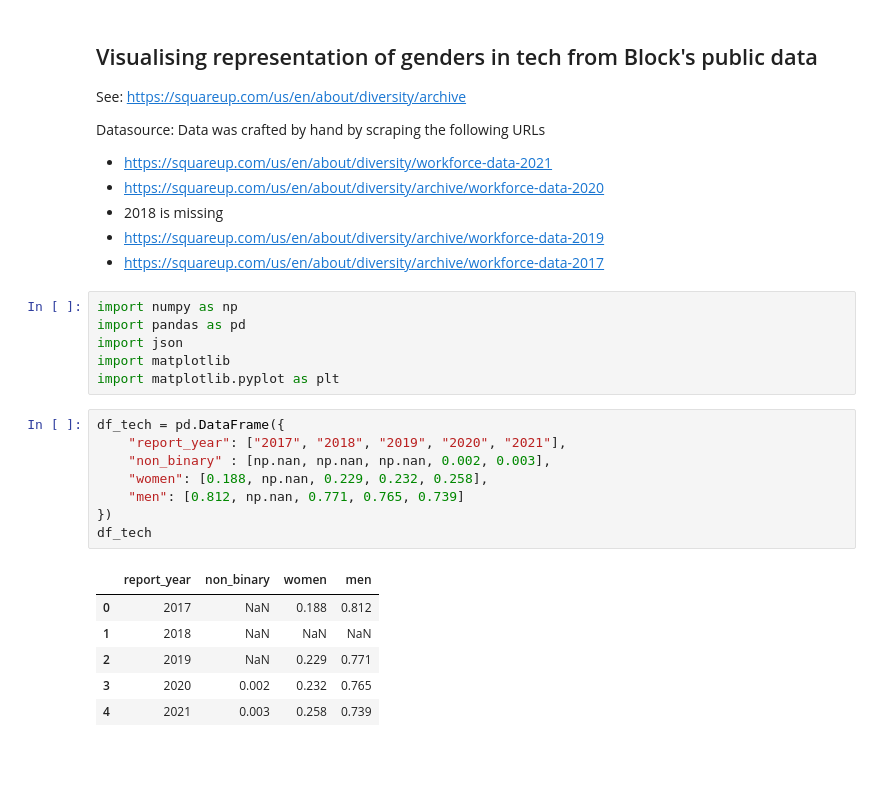
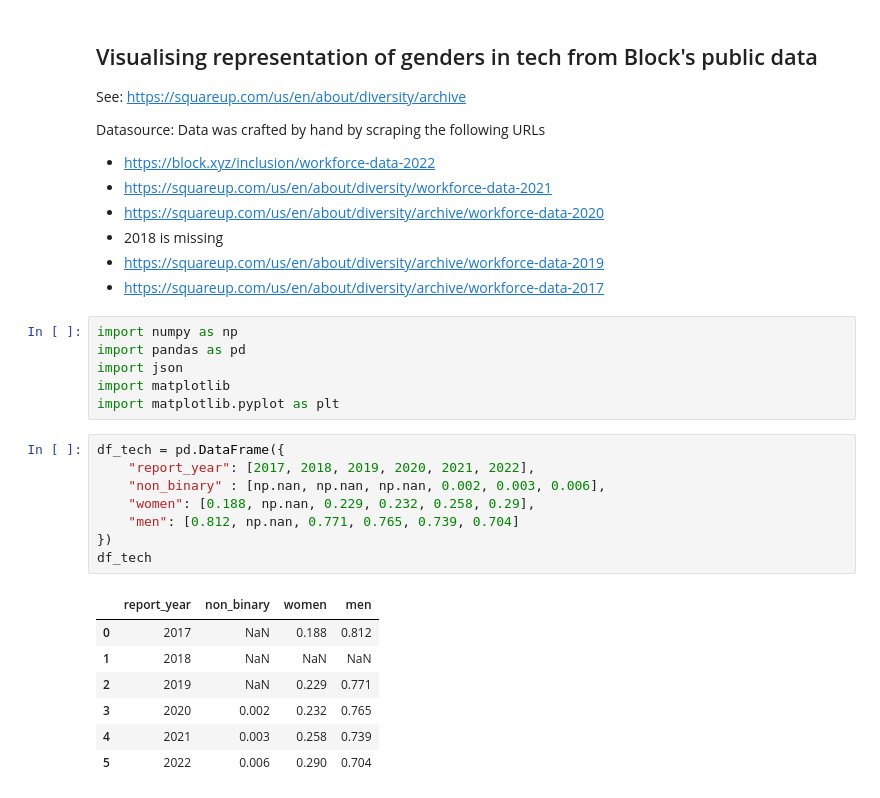
Before and after one commit to duanasq/learning-ds-public, a Jupyter notebook: block_dei_display.ipynb, the cells around one changed output. Cells and saved outputs as stored; diff of their text form; blank space fills up the shorter version.

```diff
--- a/block_dei_display.ipynb
+++ b/block_dei_display.ipynb
@@ -6,6 +6,7 @@
 See: https://squareup.com/us/en/about/diversity/archive
 
 Datasource: Data was crafted by hand by scraping the following URLs
+- https://block.xyz/inclusion/workforce-data-2022
 - https://squareup.com/us/en/about/diversity/workforce-data-2021
 - https://squareup.com/us/en/about/diversity/archive/workforce-data-2020
 - 2018 is missing
@@ -19,19 +20,20 @@ import matplotlib
 import matplotlib.pyplot as plt
 # %%
 df_tech = pd.DataFrame({
-    "report_year": ["2017", "2018", "2019", "2020", "2021"],
-    "non_binary" : [np.nan, np.nan, np.nan, 0.002, 0.003],
-    "women": [0.188, np.nan, 0.229, 0.232, 0.258],
-    "men": [0.812, np.nan, 0.771, 0.765, 0.739]
+    "report_year": [2017, 2018, 2019, 2020, 2021, 2022],
+    "non_binary" : [np.nan, np.nan, np.nan, 0.002, 0.003, 0.006],
+    "women": [0.188, np.nan, 0.229, 0.232, 0.258, 0.29],
+    "men": [0.812, np.nan, 0.771, 0.765, 0.739, 0.704]
 })
 df_tech
 # %% [output]
 |  | report_year | non_binary | women | men |
 | 0 | 2017 | NaN | 0.188 | 0.812 |
 | 1 | 2018 | NaN | NaN | NaN |
 | 2 | 2019 | NaN | 0.229 | 0.771 |
 | 3 | 2020 | 0.002 | 0.232 | 0.765 |
 | 4 | 2021 | 0.003 | 0.258 | 0.739 |
+| 5 | 2022 | 0.006 | 0.290 | 0.704 |
 # %%
 labels = list(df_tech['report_year'])
 labels = list(map(str, labels))
```
Also changed, not shown: parts of 13 cells of this notebook.
